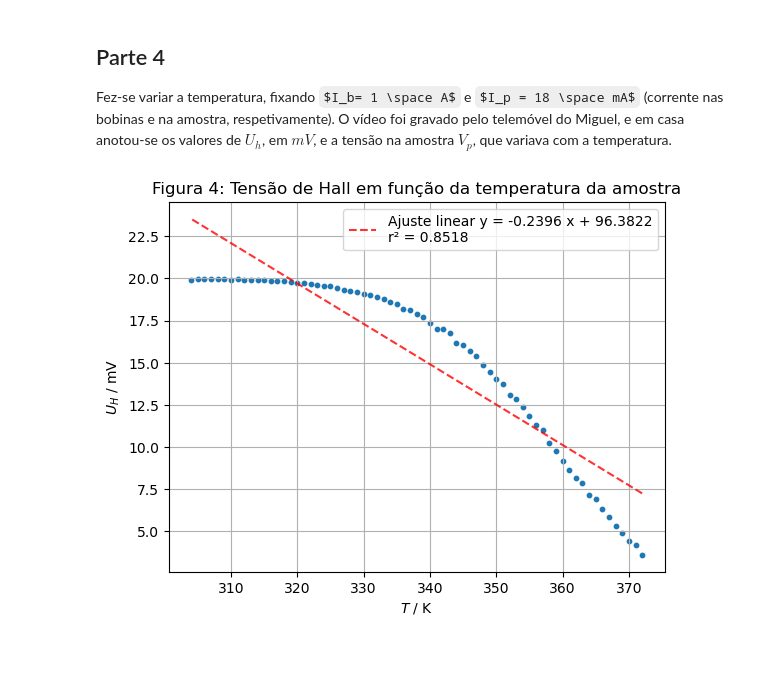
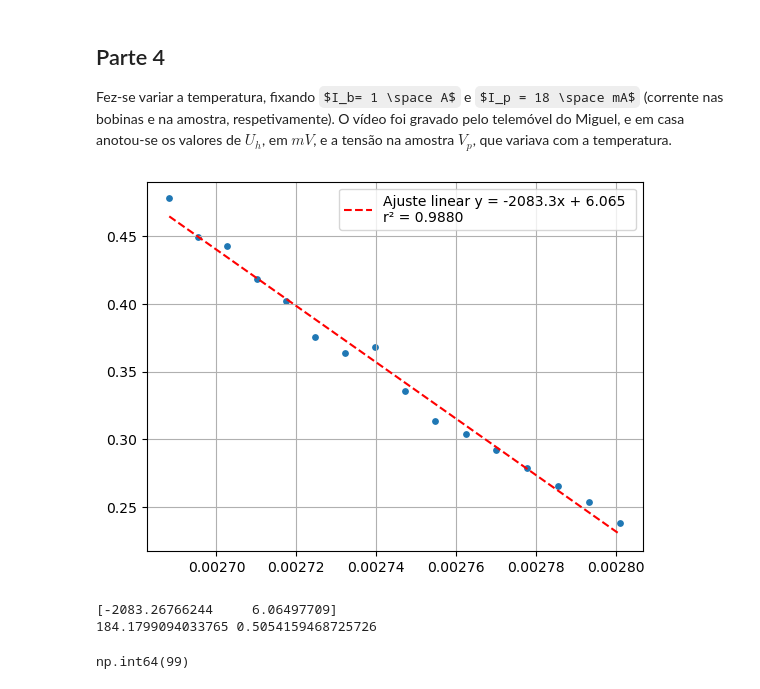
Before and after one commit to MRDias12/LabsIII, a Jupyter notebook: PLs/PL4/PL4Miguel.ipynb, the cells around one changed output. Saved outputs shown, nothing was run; the diff lists cells and outputs as text; code cells hidden in the pictures; some formulas as TeX source; blank space fills up the shorter version.

```diff
--- a/PLs/PL4/PL4Miguel.ipynb
+++ b/PLs/PL4/PL4Miguel.ipynb
@@ -164,24 +164,29 @@ Fez-se variar a temperatura, fixando $I_b= 1 \space A$ e $I_p = 18 \space mA$ (c
 # %%
 data4 = pd.read_csv('DadosCSV/parte4.csv', delimiter=';')
 
 T4 = np.array(data4['T(K)']) #K
 U4 = np.array(data4['Uh(mV)']) #mV
-V4 = np.array(data4['V(mV)']) #mV
+V4 = np.array(data4['V(mV)'])/1000 #V
 
-params4, covari4 = curve_fit(linearf, T4,U4)
+N = 16
+fV = -np.log(V4[:N])
+fT = 1/T4[:N]
 
+params4, covari4 = curve_fit(linearf, fT, fV)
 
-label4 = f"Ajuste linear y = {params4[0]:.4f} x + {params4[1]:.4f}\nr² = {r2(U4, linearf(T4, params4[0], params4[1])):.4f}"
+plt.scatter(fT, fV, s = 15)
+plt.grid()
+plt.plot(fT, linearf(fT, params4[0], params4[1]), color = "r", ls = "--",
+        label = f"Ajuste linear y = {params4[0]:.1f}x + {params4[1]:.3f} \nr² = {r2(fV, linearf(fT, params4[0], params4[1])):.4f}")
+plt.legend()
 
-plt.title('Figura 4: Tensão de Hall em função da temperatura da amostra')
+plt.show()
+print(params4)
+print(np.sqrt(covari4[0,0])*3,np.sqrt(covari4[1,1])*3)
 
-plt.plot(T4, linearf(T4, params4[0], params4[1]), color = 'r', ls = '--', alpha = 0.8, label = label4)
-plt.scatter(T4, U4, s= 10)
-
-plt.xlabel('$T$ / K')
-plt.ylabel('$U_H$ / mV')
-plt.grid()
-plt.legend()
-plt.show()
+max(T4)-273
 # %% [output]
-[figure, old version]
+[figure, new version]
+[-2083.26766244     6.06497709]
+184.1799094033765 0.5054159468725726
+np.int64(99)
```
Also changed, not shown: parts of 7 cells of this notebook, 1 other file.
